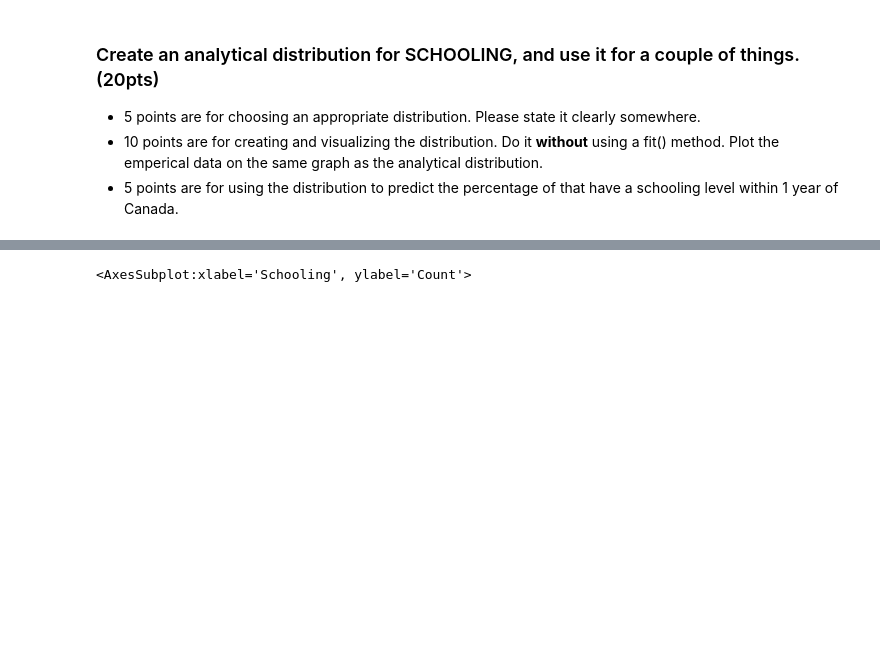
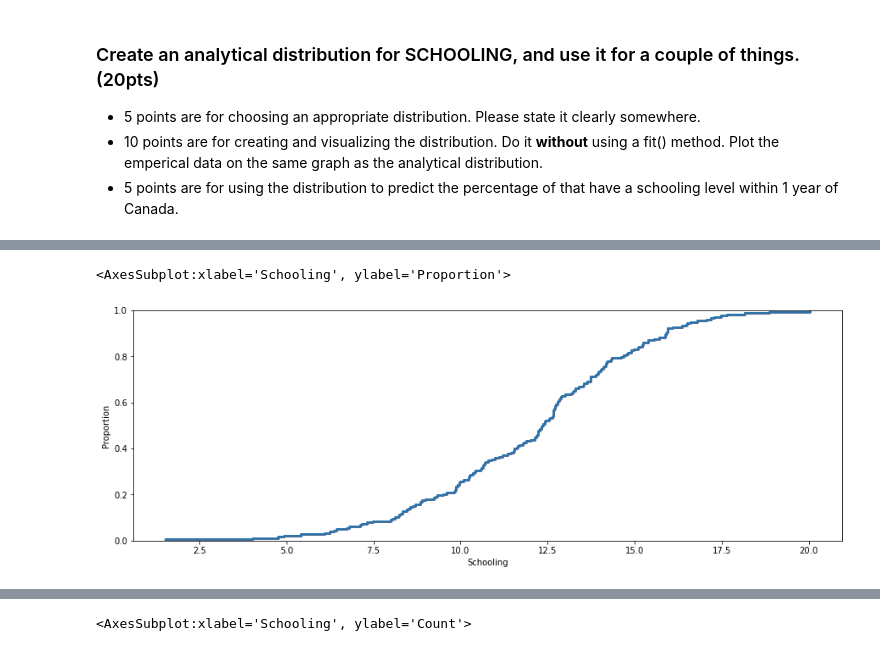
Before and after one commit to SidhST12/BSIP_Assignment_2_Students, a Jupyter notebook: stats_asn_2_start.ipynb, the cells around one changed output, grey strips where cells are left out. Cells and saved outputs as stored; diff of their text form; code cells hidden in the pictures; blank space fills up the shorter version.

```diff
--- a/stats_asn_2_start.ipynb
+++ b/stats_asn_2_start.ipynb
@@ -140,0 +162,7 @@ dfs=dfs[~np.isnan(dfs)]
+# %%
+s_cdf = thinkstats2.Cdf(dfLE["Schooling"])
+thinkplot.Cdf(s_cdf)
+sns.ecdfplot(data=dfLE["Schooling"])
+# %% [output]
+<AxesSubplot:xlabel='Schooling', ylabel='Proportion'>
+[figure, added]
```
Also changed, not shown: parts of 13 cells of this notebook.
